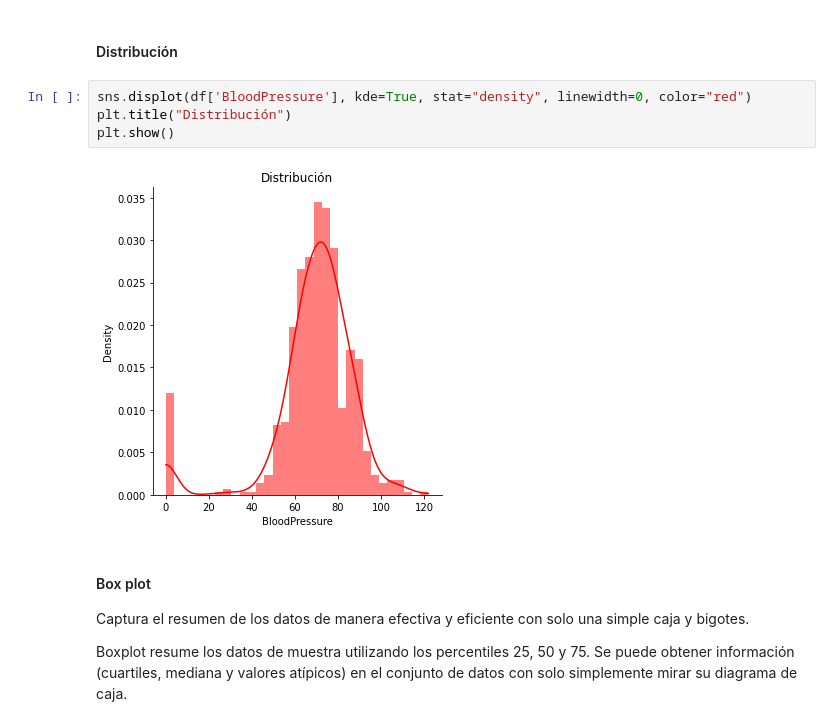
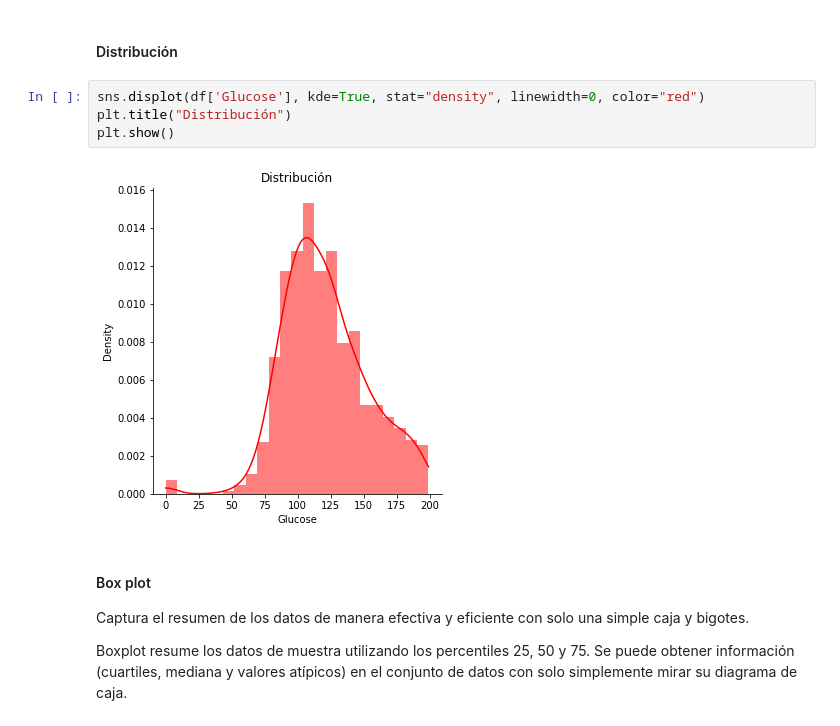
Before and after one commit to orlandxrf/curso-dl, a Jupyter notebook: notebooks/11a_Outliers.ipynb, the cells around one changed output. Cells and saved outputs as stored; diff of their text form.

```diff
--- a/notebooks/11a_Outliers.ipynb
+++ b/notebooks/11a_Outliers.ipynb
@@ -71,11 +71,11 @@ plt.show()
 # %% [markdown]
 #### Distribución
 # %%
-sns.displot(df['BloodPressure'], kde=True, stat="density", linewidth=0, color="red")
+sns.displot(df['Glucose'], kde=True, stat="density", linewidth=0, color="red")
 plt.title("Distribución")
 plt.show()
 # %% [output]
-[figure, old version]
+[figure, new version]
 # %% [markdown]
 #### Box plot
 
```
Also changed, not shown: parts of 12 cells of this notebook.
